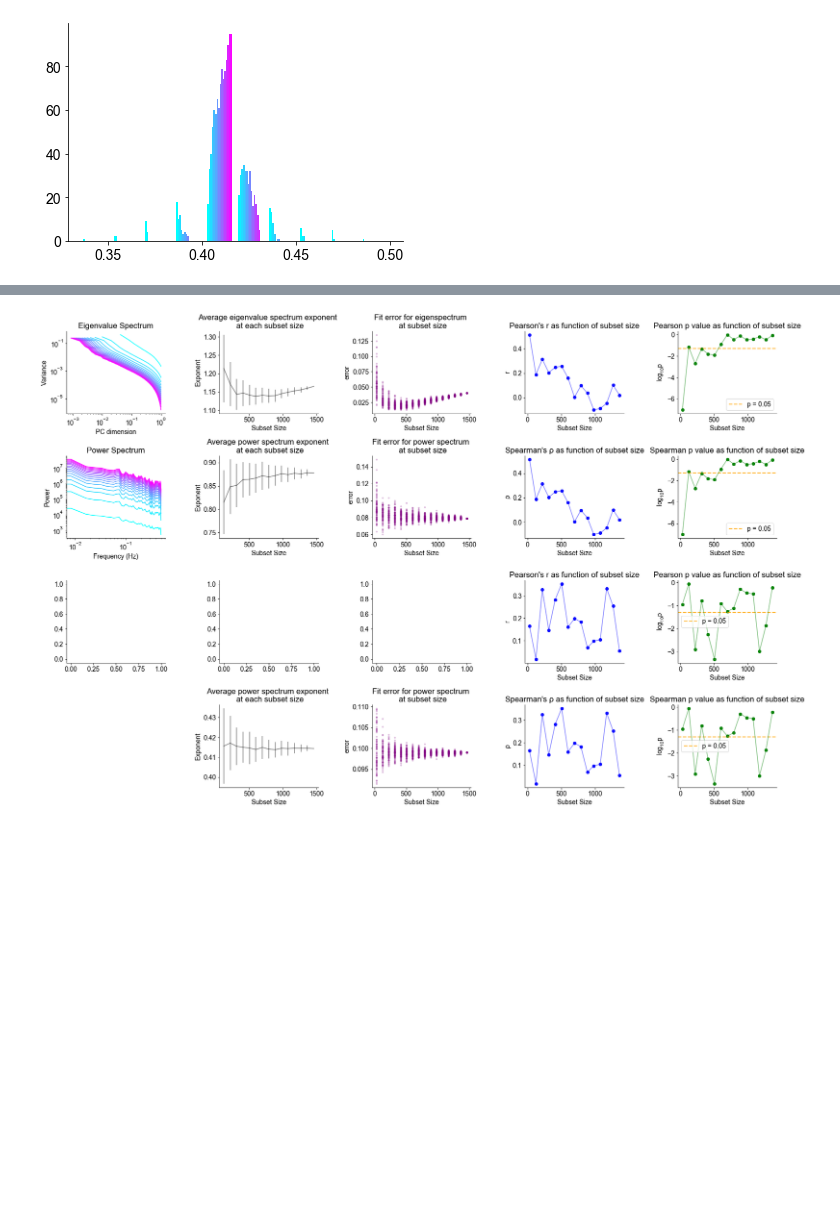
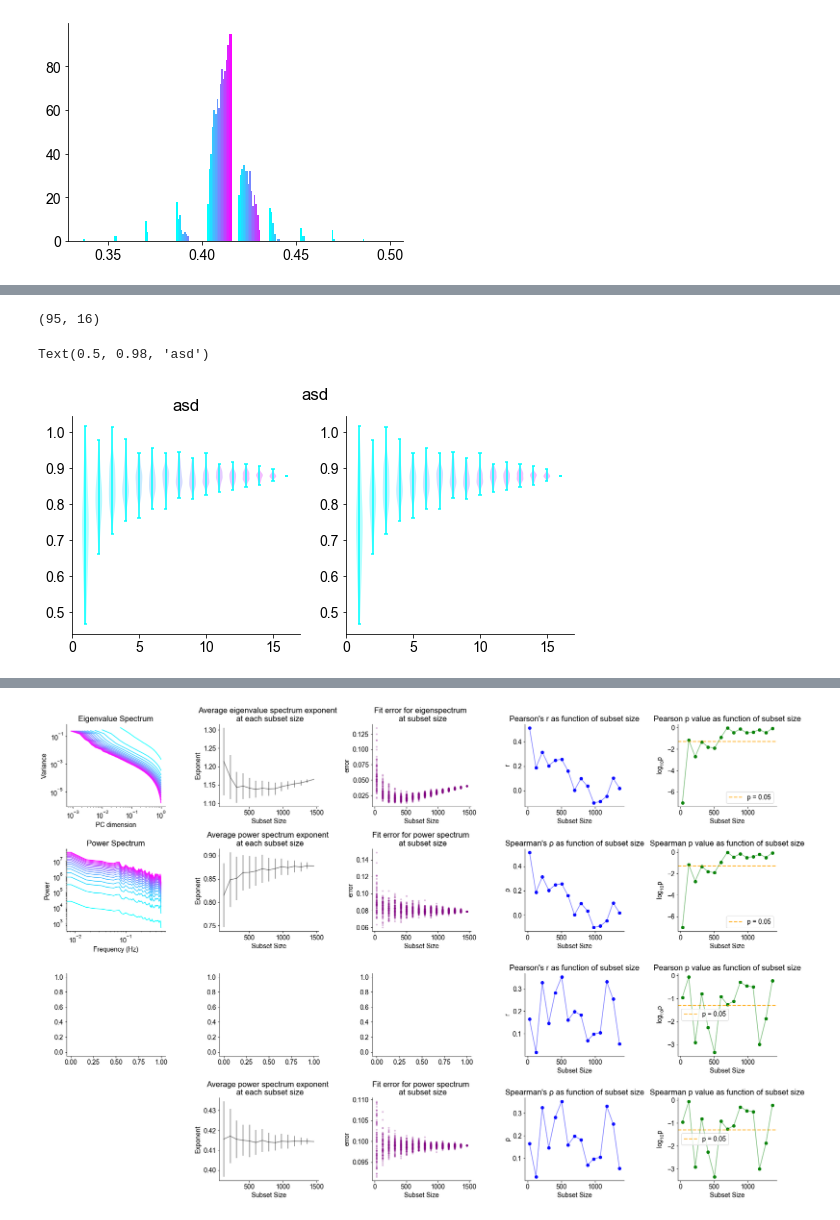
Before and after one commit to voytekresearch/galaxybrain, a Jupyter notebook: notebooks/explorative_analysis_plotting.ipynb, the cells around one changed output, grey strips where cells are left out. Cells and saved outputs as stored; diff of their text form; code cells hidden in the pictures; blank space fills up the shorter version.

```diff
--- a/notebooks/explorative_analysis_plotting.ipynb
+++ b/notebooks/explorative_analysis_plotting.ipynb
@@ -70,0 +53,19 @@ for rgn in list(nosum['krebs'].keys()):
+# %%
+sb.violinplot()
+# %% [output]
+(95, 16)
+# %%
+dat = nosum['krebs']['all']['data']['psd_exp1']
+
+fig, ax = plt.subplots(nrows=1, ncols=2, figsize=(9, 4))
+out = ax[0].violinplot(dat)
+ax[0].set_title('asd')
+for b,c in  zip(out['bodies'],colors):    b.set_facecolor(c)
+out = ax[1].violinplot(dat)
+for b,c in  zip(out['bodies'],colors):
+    b.set_facecolor(c)
+    b.set_label('hi')
+fig.suptitle('asd')
+# %% [output]
+Text(0.5, 0.98, 'asd')
+[figure, added]
```
Also changed, not shown: parts of 8 cells of this notebook, 1 other file.
